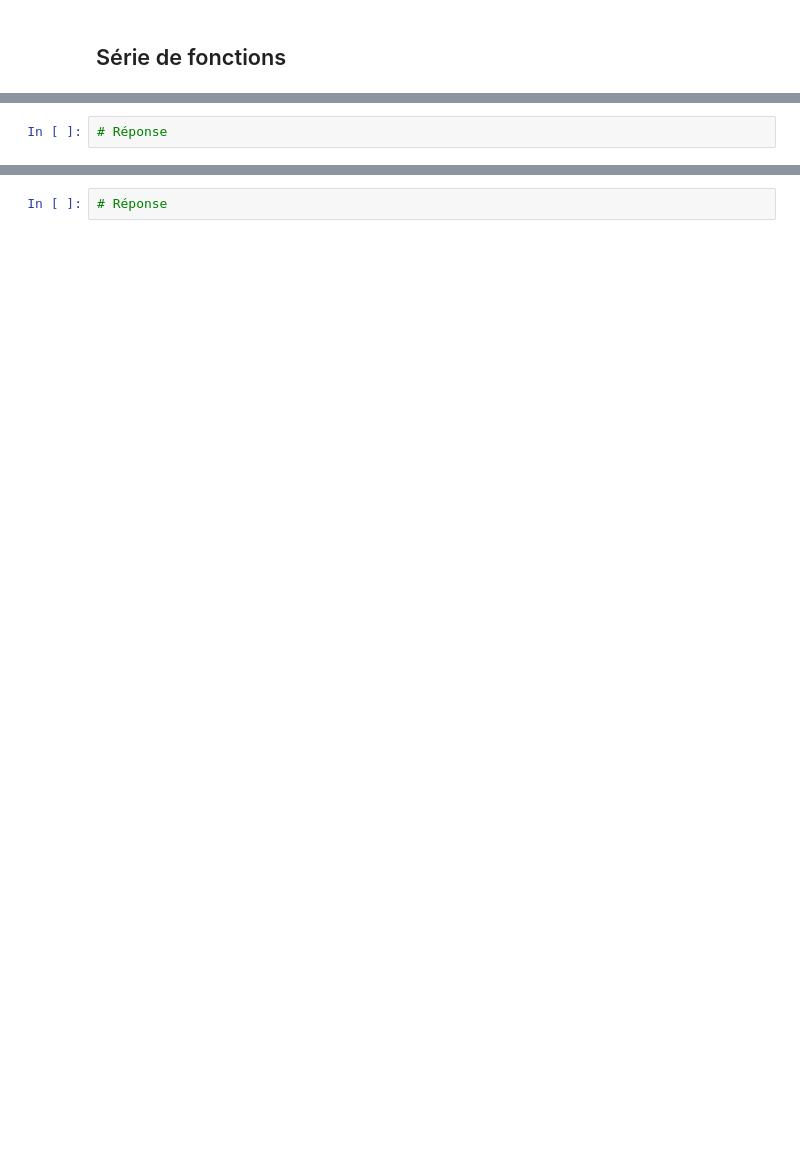
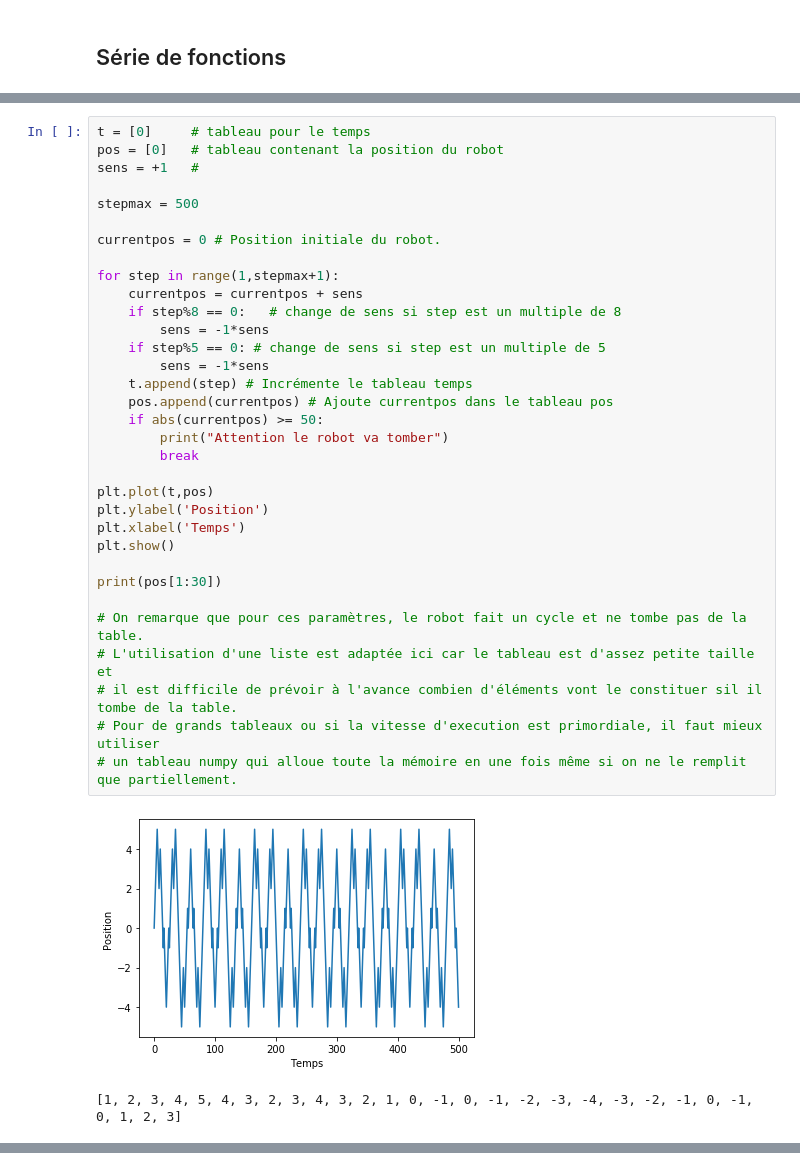
Before and after one commit to laurentwitkowski/LU2ME103, a Jupyter notebook: TP2_2019_2020.ipynb, the cells around one changed output, grey strips where cells are left out. Cells and saved outputs as stored; diff of their text form; blank space fills up the shorter version.

```diff
--- a/TP2_2019_2020.ipynb
+++ b/TP2_2019_2020.ipynb
@@ -68,8 +180,42 @@ respectivement.
 * On suppose que le robot est placé au milieu d'une table ronde de 50 centimètres de rayon. Écrire un message si le robot risque de tomber de la table.
 
 *Indication : Pensez à utiliser la division entière (%) pour faire les changements de sens du robot.*
-# %%
-# Réponse
+# %%
+t = [0]     # tableau pour le temps
+pos = [0]   # tableau contenant la position du robot
+sens = +1   #
+
+stepmax = 500
+
+currentpos = 0 # Position initiale du robot.
+
+for step in range(1,stepmax+1):
+    currentpos = currentpos + sens
+    if step%8 == 0:   # change de sens si step est un multiple de 8
+        sens = -1*sens
+    if step%5 == 0: # change de sens si step est un multiple de 5
+        sens = -1*sens
+    t.append(step) # Incrémente le tableau temps
+    pos.append(currentpos) # Ajoute currentpos dans le tableau pos
+    if abs(currentpos) >= 50:
+        print("Attention le robot va tomber")
+        break
+
+plt.plot(t,pos)
+plt.ylabel('Position')
+plt.xlabel('Temps')
+plt.show()
+
+print(pos[1:30])
+
+# On remarque que pour ces paramètres, le robot fait un cycle et ne tombe pas de la table.
+# L'utilisation d'une liste est adaptée ici car le tableau est d'assez petite taille et
+# il est difficile de prévoir à l'avance combien d'éléments vont le constituer sil il tombe de la table.
+# Pour de grands tableaux ou si la vitesse d'execution est primordiale, il faut mieux utiliser
+# un tableau numpy qui alloue toute la mémoire en une fois même si on ne le remplit que partiellement.
+# %% [output]
+[figure, added]
+[1, 2, 3, 4, 5, 4, 3, 2, 3, 4, 3, 2, 1, 0, -1, 0, -1, -2, -3, -4, -3, -2, -1, 0, -1, 0, 1, 2, 3]
 # %% [markdown]
 ## Courbes paramétrées
 
@@ -80,5 +226,3 @@ respectivement.
 La représentation cartésienne des rosaces est définie par x=rcos(θ), y =rsin(θ), avec la définition du rapport entre le rayon et l’angle : r=cos(nθ) où n est le seul paramètre. Saurez-vous reproduire la figure suivante, qui représente une série de rosaces pour n=1,2,3,4,5, n=1/2,3/2,5/2,7/2,9/2 et n=1/3,2/3,4/3,5/3,7/3 ?
 ![image.png](Rosaces.png)
 *Indications* : Faire un grand vecteur contenant toutes les valeurs de n. Utliser une boucle qui parcourt ce vecteur et trace les rosaces dans chaque case d'un tableau nblig x nbcol = 3 x 5 de sous-figures à l'aide de subplot(nblig,nbcol, ? )
-# %%
-# Réponse
```
Also changed, not shown: parts of 10 cells of this notebook.
